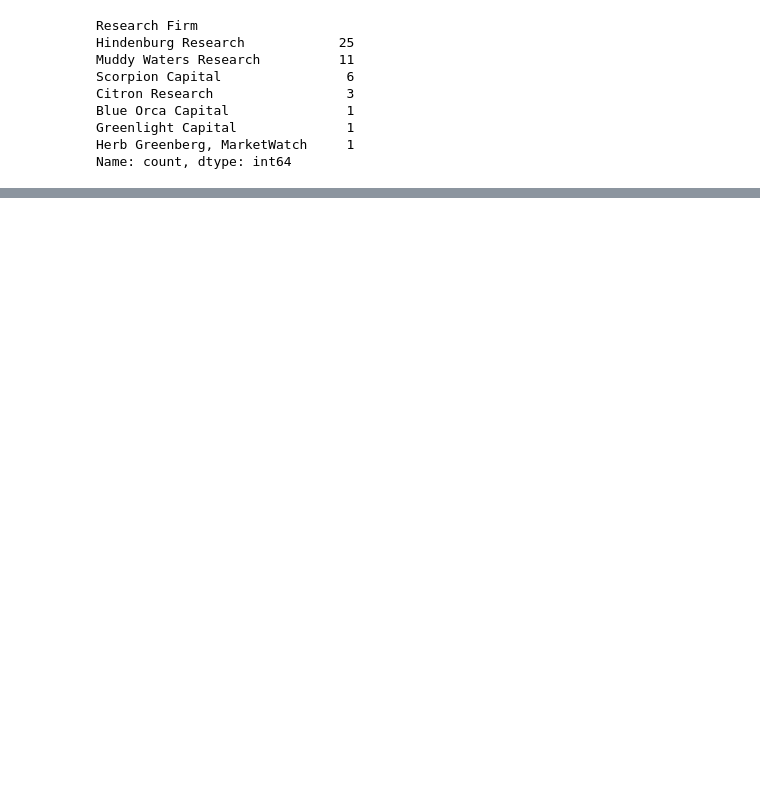
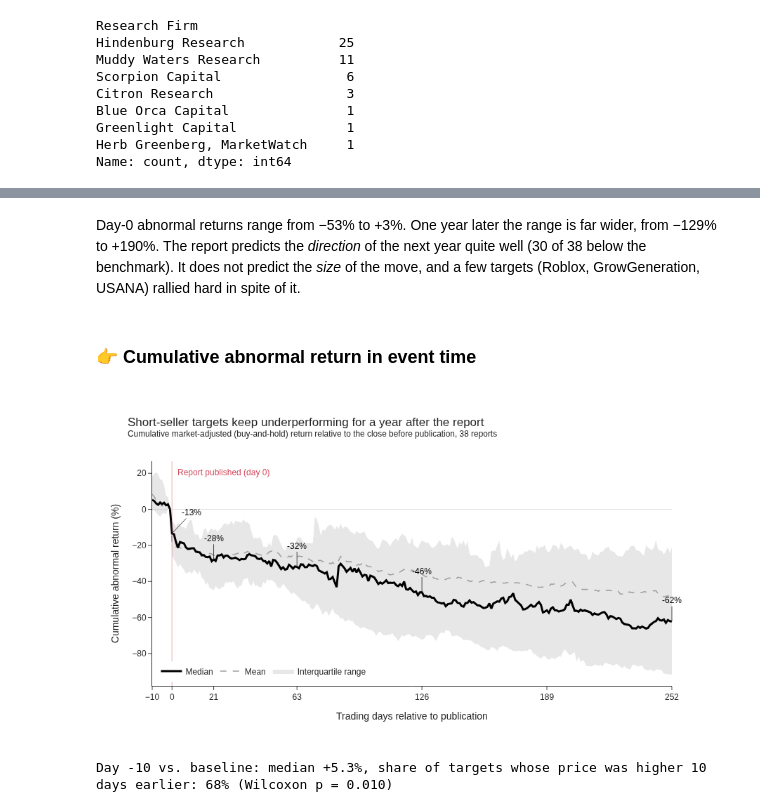
Before and after one commit to subwaymatch/analytics-case-development, a Jupyter notebook: short-seller-reports/short-seller-reports.ipynb, the cells around one changed output, grey strips where cells are left out. Drawn from its saved outputs; the diff is of its cells as text; code cells hidden in the pictures; blank space fills up the shorter version.

```diff
--- a/short-seller-reports/short-seller-reports.ipynb
+++ b/short-seller-reports/short-seller-reports.ipynb
@@ -98,0 +455,48 @@ Index: []
+# %% [markdown]
+Day-0 abnormal returns range from −53% to +3%. One year later the range is far wider, from −129% to +190%. The report predicts the *direction* of the next year quite well (30 of 38 below the benchmark). It does not predict the *size* of the move, and a few targets (Roblox, GrowGeneration, USANA) rallied hard in spite of it.
+# %% [markdown]
+### 👉 Cumulative abnormal return in event time
+# %%
+car = (event_paths.query('-10 <= event_day <= 252')
+       .groupby('event_day', as_index=False)
+       .agg(median=('abn_ret', 'median'), mean=('abn_ret', 'mean'),
+            q25=('abn_ret', lambda s: s.quantile(0.25)), q75=('abn_ret', lambda s: s.quantile(0.75)),
+            n=('abn_ret', 'size')))
+car[['median', 'mean', 'q25', 'q75']] *= 100
+
+fig = go.Figure()
+fig.add_trace(go.Scatter(x=car['event_day'], y=car['q75'], line=dict(width=0), showlegend=False, hoverinfo='skip'))
+fig.add_trace(go.Scatter(x=car['event_day'], y=car['q25'], line=dict(width=0), fill='tonexty',
+                         fillcolor='rgba(158,158,158,0.25)', name='Interquartile range', hoverinfo='skip'))
+fig.add_trace(go.Scatter(x=car['event_day'], y=car['mean'], name='Mean',
+                         line=dict(color=GRAY, width=1.5, dash='dash'),
+                         hovertemplate='day %{x}: mean %{y:.1f}%<extra></extra>'))
+fig.add_trace(go.Scatter(x=car['event_day'], y=car['median'], name='Median',
+                         line=dict(color='black', width=3),
+                         hovertemplate='day %{x}: median %{y:.1f}%<extra></extra>'))
+
+fig.add_vline(x=0, line=dict(color=ACCENT, width=1.5))
+fig.add_hline(y=0, line=dict(color=GRAY, width=1))
+fig.add_annotation(x=0, y=car['q75'].max(), text='Report published (day 0)', showarrow=False,
+                   xanchor='left', xshift=6, font=dict(color=ACCENT))
+for d in [0, 21, 63, 126, 252]:
+    v = car.loc[car['event_day'] == d, 'median'].iloc[0]
+    fig.add_annotation(x=d, y=v, text=f'{v:+.0f}%', showarrow=True, arrowhead=0,
+                       ax=28 if d == 0 else 0, ay=-30, font=dict(color='black', size=12))
+
+fig.update_layout(
+    title='Short-seller targets keep underperforming for a year after the report<br>'
+          '<sup>Cumulative market-adjusted (buy-and-hold) return relative to the close before publication, '
+          f'{event_paths["Ticker"].nunique()} reports</sup>',
+    xaxis_title='Trading days relative to publication', yaxis_title='Cumulative abnormal return (%)',
+    height=500, width=900, legend=dict(orientation='h', yanchor='bottom', y=0.02, xanchor='left', x=0.01),
+    hovermode='x unified')
+fig.update_xaxes(range=[-10, 252], tickvals=[-10, 0, 21, 63, 126, 189, 252])
+fig.show()
+
+pre = event_paths.query('event_day == -10')['abn_ret']
+print(f'Day -10 vs. baseline: median {pre.median():+.1%}, share of targets whose price was higher 10 days earlier: '
+      f'{(pre > 0).mean():.0%} (Wilcoxon p = {stats.wilcoxon(pre).pvalue:.3f})')
+# %% [output]
+[figure, added]
+Day -10 vs. baseline: median +5.3%, share of targets whose price was higher 10 days earlier: 68% (Wilcoxon p = 0.010)
```
Also changed, not shown: parts of 45 cells of this notebook, 1 other file.
